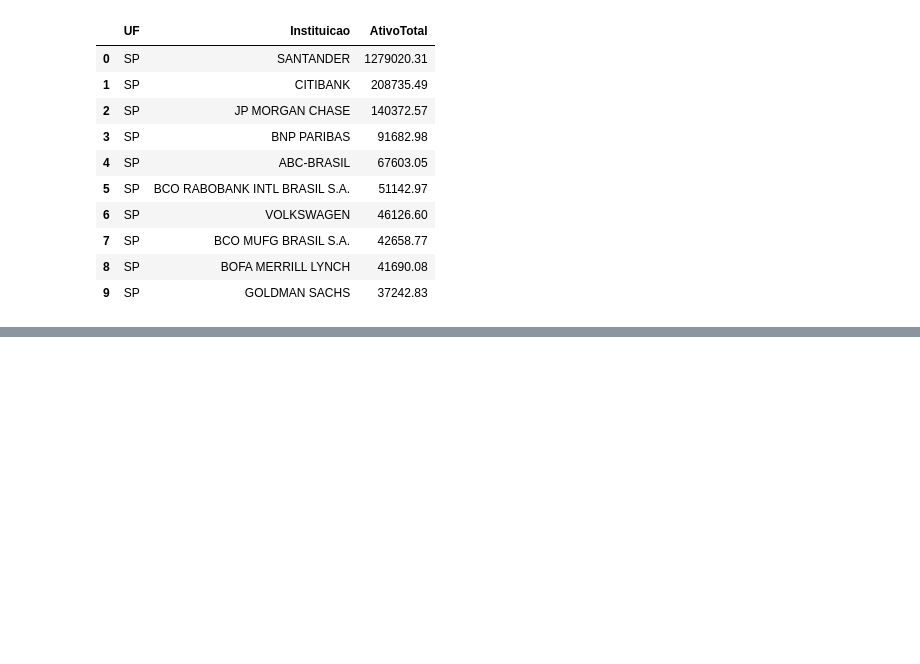
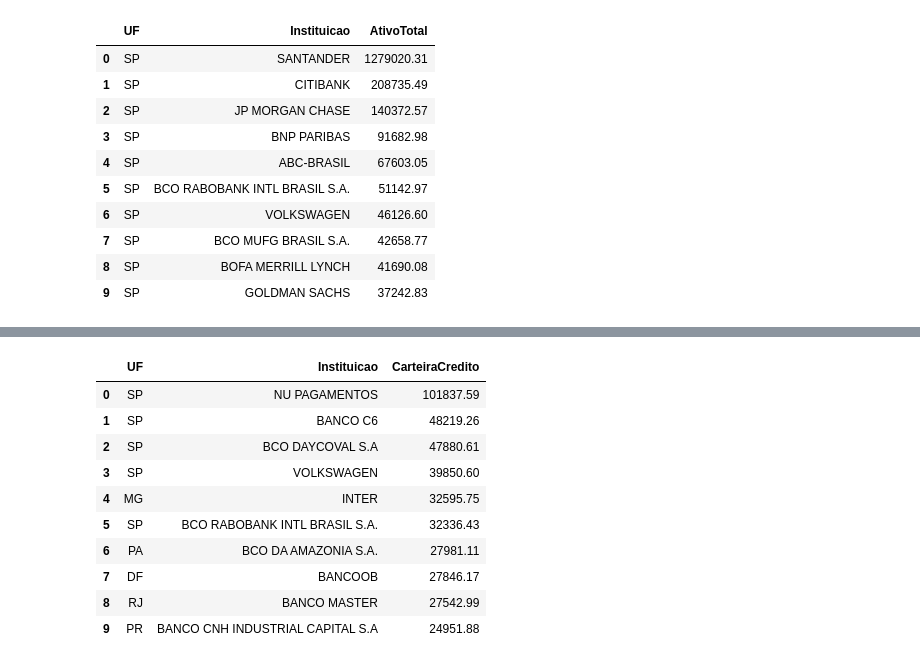
Before and after one commit to alexcamargos/bacen-ifdata-scraper, a Jupyter notebook: data_analytics/summary_prudential_conglomerates.ipynb, the cells around one changed output, grey strips where cells are left out. Cells and saved outputs as stored; diff of their text form; code cells hidden in the pictures; blank space fills up the shorter version.

```diff
--- a/data_analytics/summary_prudential_conglomerates.ipynb
+++ b/data_analytics/summary_prudential_conglomerates.ipynb
@@ -767,0 +806,18 @@ filter_and_sort_df(df,
+# %%
+# Considerando apenas as instituições classificadas como S3.
+filter_and_sort_df(df,
+                   filter=(df['Segmento'] == 'S3'),
+                   columns=['UF', 'Instituicao', 'CarteiraCredito'],
+                   sorting='CarteiraCredito')
+# %% [output]
+|  | UF | Instituicao | CarteiraCredito |
+| 0 | SP | NU PAGAMENTOS | 101837.59 |
+| 1 | SP | BANCO C6 | 48219.26 |
+| 2 | SP | BCO DAYCOVAL S.A | 47880.61 |
+| 3 | SP | VOLKSWAGEN | 39850.60 |
+| 4 | MG | INTER | 32595.75 |
+| 5 | SP | BCO RABOBANK INTL BRASIL S.A. | 32336.43 |
+| 6 | PA | BCO DA AMAZONIA S.A. | 27981.11 |
+| 7 | DF | BANCOOB | 27846.17 |
+| 8 | RJ | BANCO MASTER | 27542.99 |
+| 9 | PR | BANCO CNH INDUSTRIAL CAPITAL S.A | 24951.88 |
```
Also changed, not shown: parts of 12 cells of this notebook.
